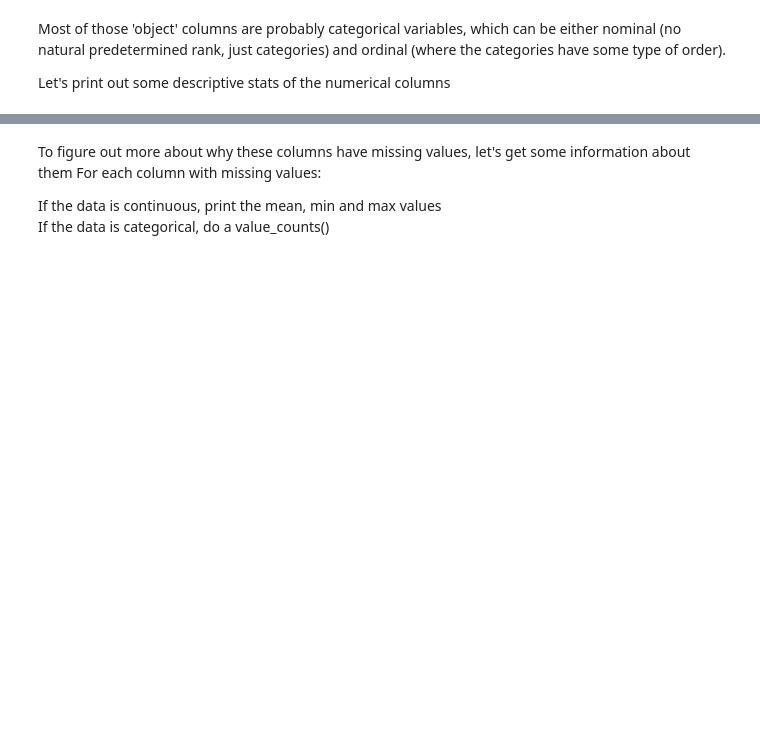
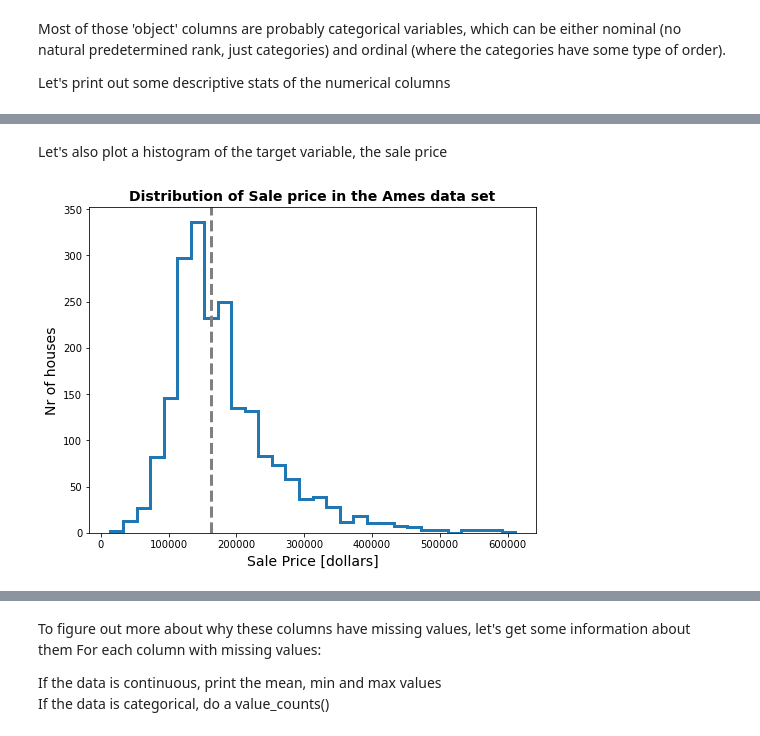
Before and after one commit to martijndevries/AmesHousingPrices, a Jupyter notebook: code/data_cleaning.ipynb, the cells around one changed output, grey strips where cells are left out. Saved outputs shown, nothing was run; the diff lists cells and outputs as text; code cells hidden in the pictures; blank space fills up the shorter version.

```diff
--- a/code/data_cleaning.ipynb
+++ b/code/data_cleaning.ipynb
@@ -79 +85,14 @@ ames_df.describe().T
+# %% [markdown]
+Let's also plot a histogram of the target variable, the sale price
+# %%
+fig, ax = plt.subplots(figsize=(8, 6))
+ax.hist(ames_df['SalePrice'], bins=30, histtype='step', linewidth='3')
+ax.set_xlabel('Sale Price [dollars]', fontsize=14)
+ax.set_ylabel('Nr of houses', fontsize=14)
+ax.axvline(ames_df['SalePrice'].median(), linestyle='dashed', color='grey', linewidth=3)
+ax.set_title('Distribution of Sale price in the Ames data set', fontsize=14, fontweight='bold')
+plt.savefig('../figures/saleprice_dist.png', dpi=300)
+plt.show()
+# %% [output]
+[figure, added]
 # %% [markdown]
```
Also changed, not shown: parts of 5 cells of this notebook, 9 other files.
